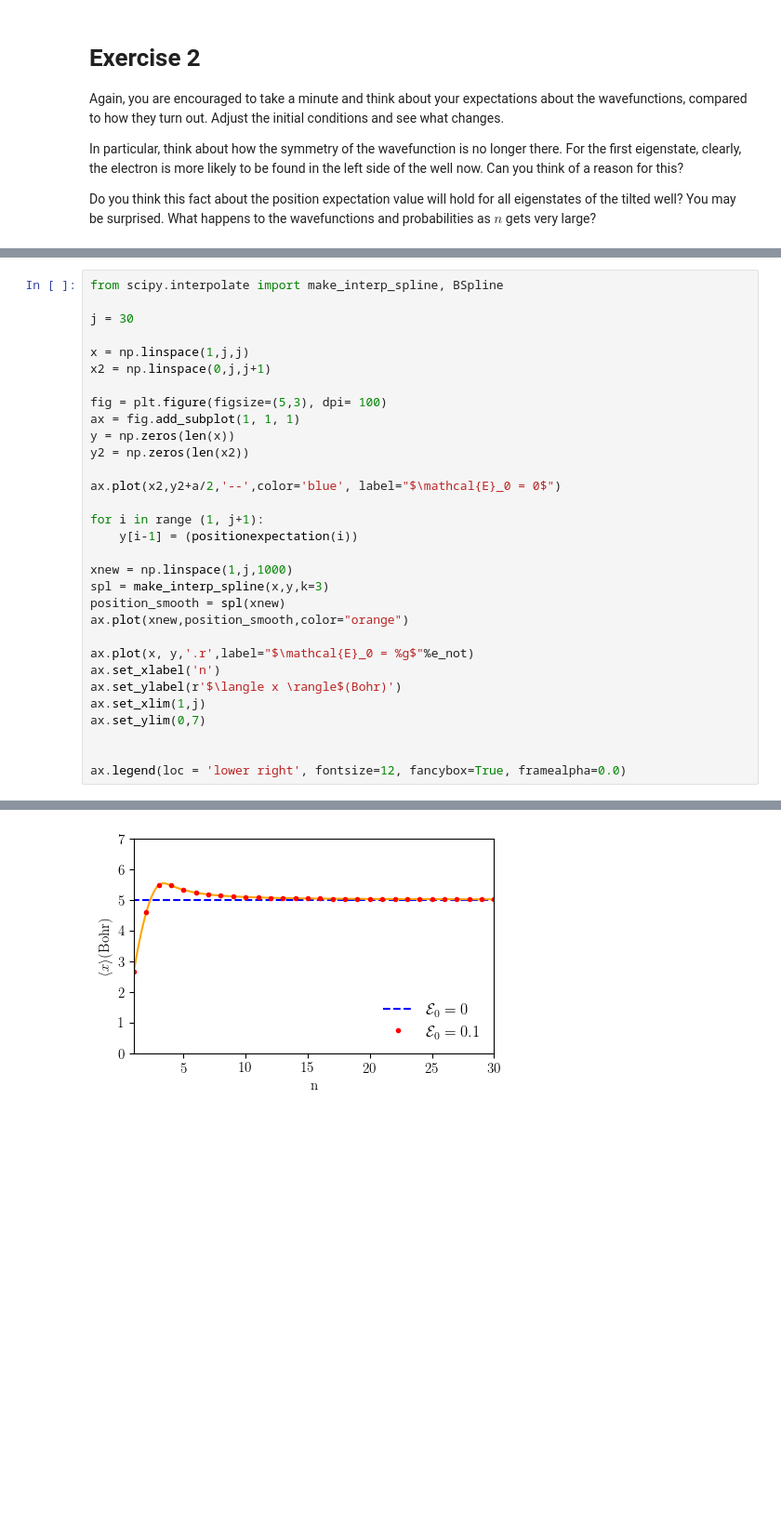
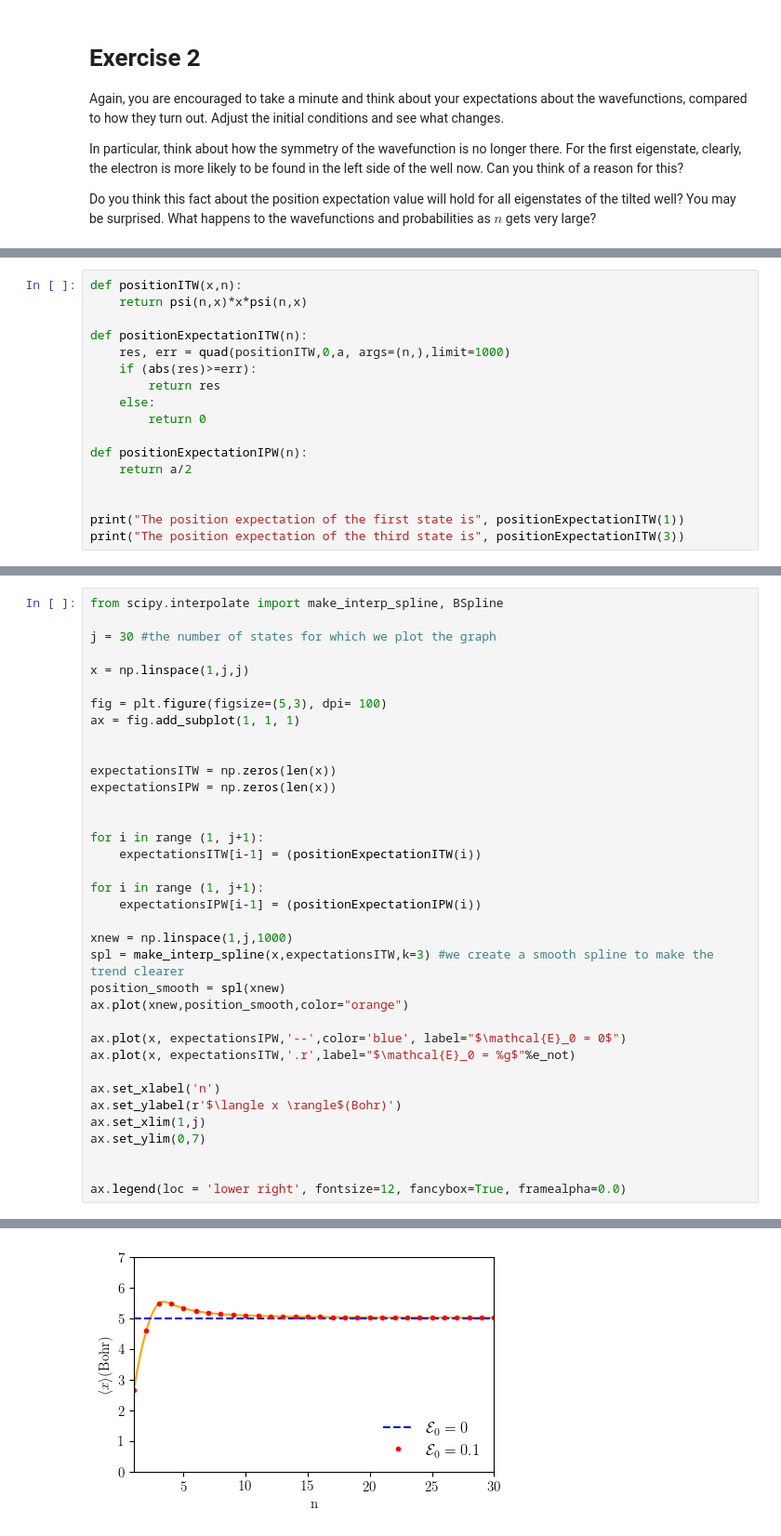
Before and after one commit to rafullah/itw-binder, a Jupyter notebook: index.ipynb, the cells around one changed output, grey strips where cells are left out. Shown at 93% size. Drawn from its saved outputs; the diff is of its cells as text; blank space fills up the shorter version.

```diff
--- a/index.ipynb
+++ b/index.ipynb
@@ -220,0 +191,17 @@ def standardDeviationOriginalWell(n):
+# %%
+def positionITW(x,n):
+    return psi(n,x)*x*psi(n,x)
+
+def positionExpectationITW(n):
+    res, err = quad(positionITW,0,a, args=(n,),limit=1000)
+    if (abs(res)>=err):
+        return res
+    else:
+        return 0
+
+def positionExpectationIPW(n):
+    return a/2
+
+
+print("The position expectation of the first state is", positionExpectationITW(1))
+print("The position expectation of the third state is", positionExpectationITW(3))
@@ -221,34 +215,39 @@ def standardDeviationOriginalWell(n):
 # %%
 from scipy.interpolate import make_interp_spline, BSpline
 
-j = 30
+j = 30 #the number of states for which we plot the graph
 
 x = np.linspace(1,j,j)
-x2 = np.linspace(0,j,j+1)
 
 fig = plt.figure(figsize=(5,3), dpi= 100)
 ax = fig.add_subplot(1, 1, 1)
-y = np.zeros(len(x))
-y2 = np.zeros(len(x2))
 
-ax.plot(x2,y2+a/2,'--',color='blue', label="$\mathcal{E}_0 = 0$")
+
+expectationsITW = np.zeros(len(x))
+expectationsIPW = np.zeros(len(x))
+
 
 for i in range (1, j+1):
-    y[i-1] = (positionexpectation(i))
+    expectationsITW[i-1] = (positionExpectationITW(i))
+
+for i in range (1, j+1):
+    expectationsIPW[i-1] = (positionExpectationIPW(i))
 
 xnew = np.linspace(1,j,1000)
-spl = make_interp_spline(x,y,k=3)
+spl = make_interp_spline(x,expectationsITW,k=3) #we create a smooth spline to make the trend clearer
 position_smooth = spl(xnew)
 ax.plot(xnew,position_smooth,color="orange")
 
-ax.plot(x, y,'.r',label="$\mathcal{E}_0 = %g$"%e_not)
+ax.plot(x, expectationsIPW,'--',color='blue', label="$\mathcal{E}_0 = 0$")
+ax.plot(x, expectationsITW,'.r',label="$\mathcal{E}_0 = %g$"%e_not)
+
 ax.set_xlabel('n')
 ax.set_ylabel(r'$\langle x \rangle$(Bohr)')
 ax.set_xlim(1,j)
 ax.set_ylim(0,7)
 
 
 ax.legend(loc = 'lower right', fontsize=12, fancybox=True, framealpha=0.0)
 # %% [output]
 <matplotlib.legend.Legend at 0x...>
-[figure, old version]
+[figure, new version]
```
Also changed, not shown: parts of 17 cells of this notebook.
